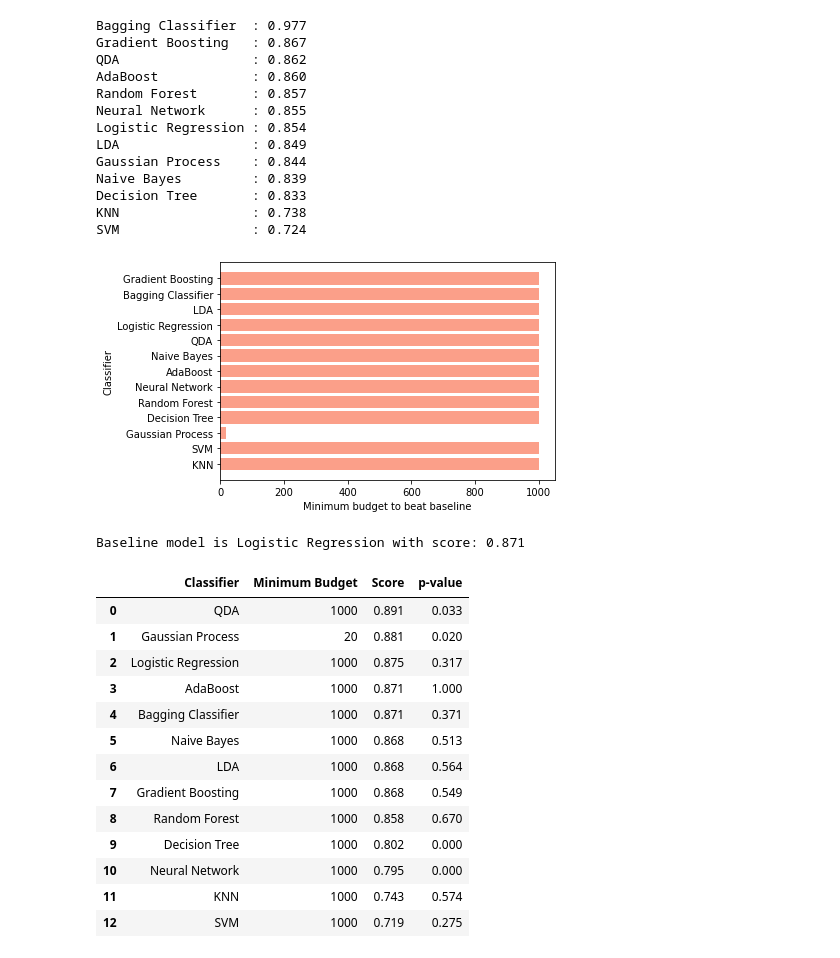
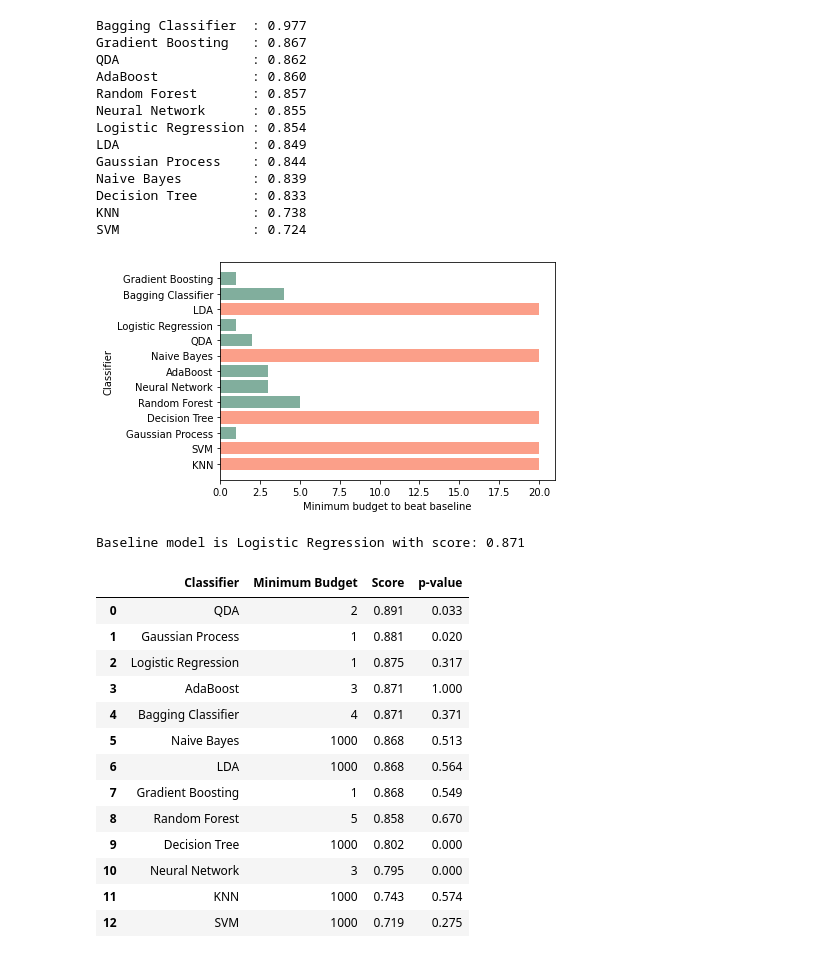
Before and after one commit to jurevito/automl-course, a Jupyter notebook: project1/project.ipynb, the cells around one changed output. Cells and saved outputs as stored; diff of their text form; code cells hidden in the pictures.

Commit message:
Fix minimum budget search

```diff
--- a/project1/project.ipynb
+++ b/project1/project.ipynb
@@ -160,27 +160,26 @@ find_min_budget(baseline_name, train_df, test_df, optimization_results)
 # %%
 from matplotlib import pyplot as plt
 
-names = [ name for name in  optimization_results ]
-min_budgets = [ optimization_results[name]['min_budget'] for name in  optimization_results ]
-colors = [ 'red' if optimization_results[name]['min_budget'] == len(optimization_results[name]['losses']) else 'blue' for name in  optimization_results ]
+x_lim = 20
 
 labels = []
 min_budgets = []
 colors = []
 
 for name in  optimization_results:
     labels.append(name)
-    min_budgets.append(optimization_results[name]['min_budget'])
+    budget = min(optimization_results[name]['min_budget'], x_lim)
+    min_budgets.append(budget)
 
     color = '#FB9F89' if optimization_results[name]['min_budget'] == len(optimization_results[name]['losses']) else '#81AE9D'
     colors.append(color)
 
 plt.barh(labels, min_budgets, color=colors)
 plt.xlabel("Minimum budget to beat baseline")
 plt.ylabel("Classifier")
 plt.show()
 # %% [output]
-[figure, old version]
+[figure, new version]
 # %%
 final_results = pd.DataFrame(columns=['Classifier', 'Minimum Budget', 'Score', 'p-value'])
 
@@ -211,17 +210,17 @@ final_results
 # %% [output]
 Baseline model is Logistic Regression with score: 0.871
 |  | Classifier | Minimum Budget | Score | p-value |
-| 0 | QDA | 1000 | 0.891 | 0.033 |
-| 1 | Gaussian Process | 20 | 0.881 | 0.020 |
-| 2 | Logistic Regression | 1000 | 0.875 | 0.317 |
-| 3 | AdaBoost | 1000 | 0.871 | 1.000 |
-| 4 | Bagging Classifier | 1000 | 0.871 | 0.371 |
+| 0 | QDA | 2 | 0.891 | 0.033 |
+| 1 | Gaussian Process | 1 | 0.881 | 0.020 |
+| 2 | Logistic Regression | 1 | 0.875 | 0.317 |
+| 3 | AdaBoost | 3 | 0.871 | 1.000 |
+| 4 | Bagging Classifier | 4 | 0.871 | 0.371 |
 | 5 | Naive Bayes | 1000 | 0.868 | 0.513 |
 | 6 | LDA | 1000 | 0.868 | 0.564 |
-| 7 | Gradient Boosting | 1000 | 0.868 | 0.549 |
-| 8 | Random Forest | 1000 | 0.858 | 0.670 |
+| 7 | Gradient Boosting | 1 | 0.868 | 0.549 |
+| 8 | Random Forest | 5 | 0.858 | 0.670 |
 | 9 | Decision Tree | 1000 | 0.802 | 0.000 |
-| 10 | Neural Network | 1000 | 0.795 | 0.000 |
+| 10 | Neural Network | 3 | 0.795 | 0.000 |
 | 11 | KNN | 1000 | 0.743 | 0.574 |
 | 12 | SVM | 1000 | 0.719 | 0.275 |
 # %%
```
Also changed, not shown: 1 other file.
